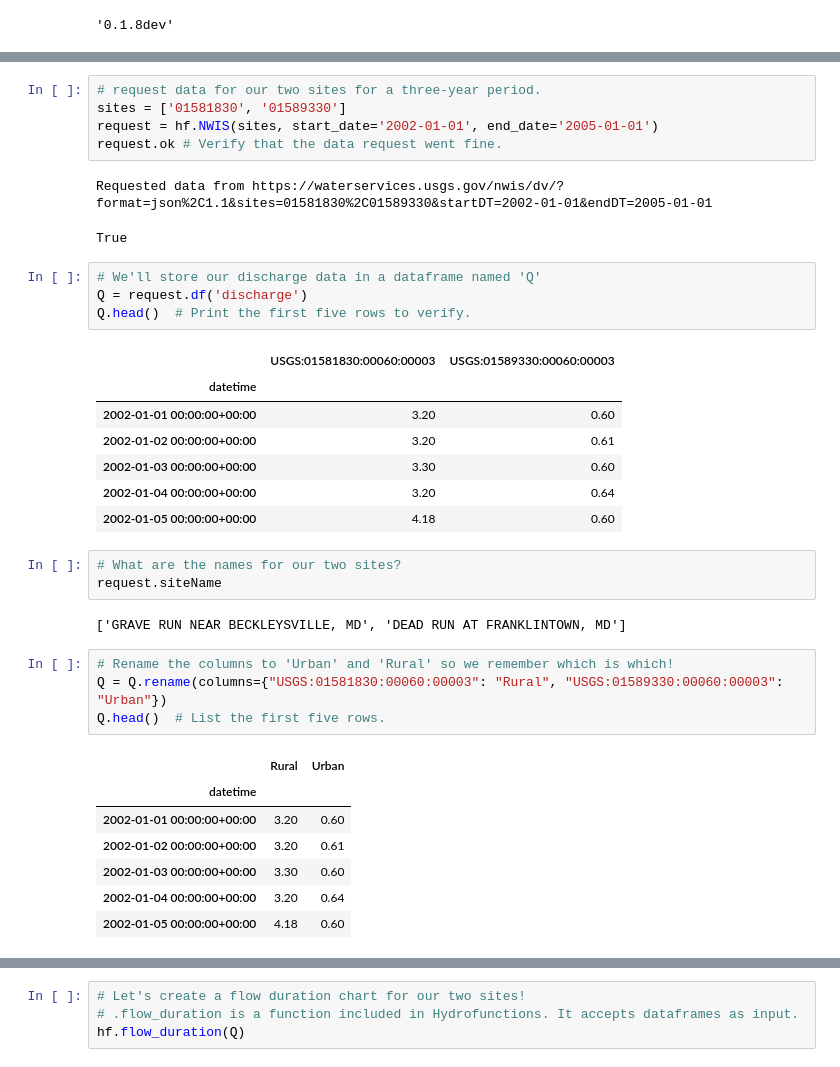
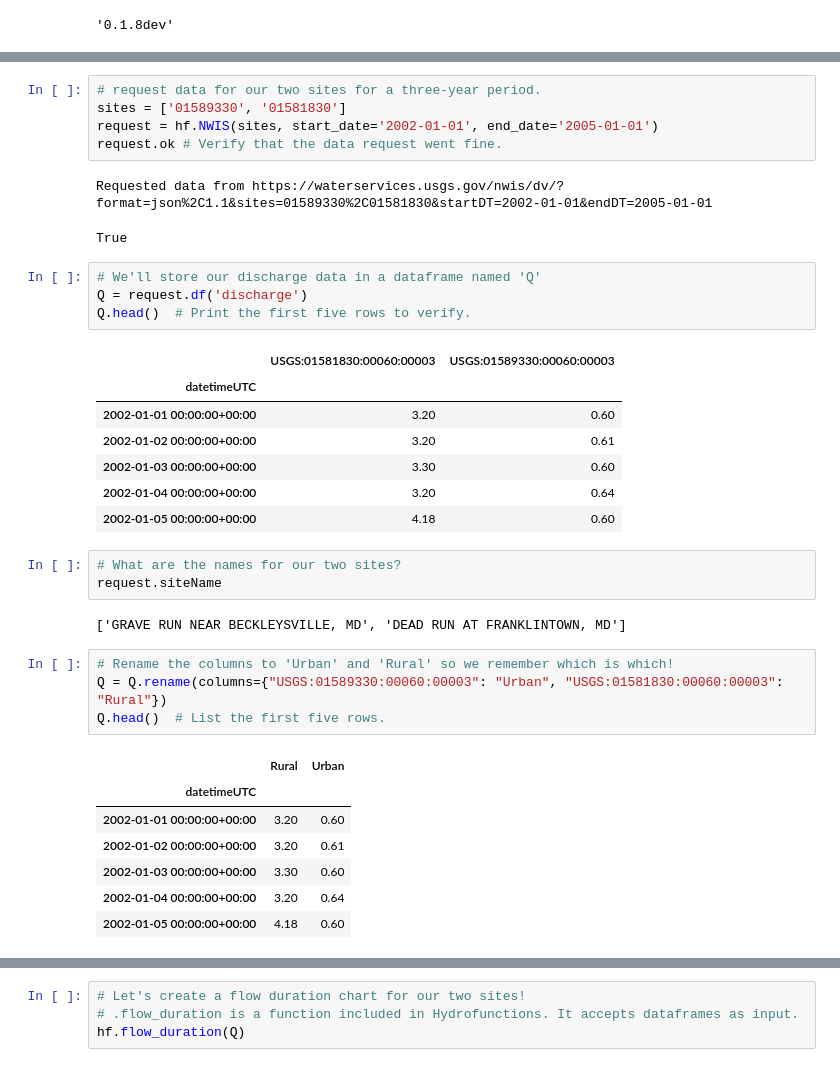
Before and after one commit to mroberge/hydrofunctions, a Jupyter notebook: notebooks/Comparing_Urban_and_Rural_Streams.ipynb, the cells around one changed output, grey strips where cells are left out. Saved outputs shown, nothing was run; the diff lists cells and outputs as text.

Commit message:
Update Urban/Rural notebook

```diff
--- a/notebooks/Comparing_Urban_and_Rural_Streams.ipynb
+++ b/notebooks/Comparing_Urban_and_Rural_Streams.ipynb
@@ -21,11 +21,11 @@ hf.draw_map()
 ![The table view of our two sites.](_static/HydroCloudTable.png)
 # %%
 # request data for our two sites for a three-year period.
-sites = ['01581830', '01589330']
+sites = ['01589330', '01581830']
 request = hf.NWIS(sites, start_date='2002-01-01', end_date='2005-01-01')
 request.ok # Verify that the data request went fine.
 # %% [output]
-Requested data from https://waterservices.usgs.gov/nwis/dv/?format=json%2C1.1&sites=01581830%2C01589330&startDT=2002-01-01&endDT=2005-01-01
+Requested data from https://waterservices.usgs.gov/nwis/dv/?format=json%2C1.1&sites=01589330%2C01581830&startDT=2002-01-01&endDT=2005-01-01
 True
 # %%
 # We'll store our discharge data in a dataframe named 'Q'
@@ -33,7 +33,7 @@ Q = request.df('discharge')
 Q.head()  # Print the first five rows to verify.
 # %% [output]
 |  | USGS:01581830:00060:00003 | USGS:01589330:00060:00003 |
-| datetime |  |  |
+| datetimeUTC |  |  |
 | 2002-01-01 00:00:00+00:00 | 3.20 | 0.60 |
 | 2002-01-02 00:00:00+00:00 | 3.20 | 0.61 |
 | 2002-01-03 00:00:00+00:00 | 3.30 | 0.60 |
@@ -46,11 +46,11 @@ request.siteName
 ['GRAVE RUN NEAR BECKLEYSVILLE, MD', 'DEAD RUN AT FRANKLINTOWN, MD']
 # %%
 # Rename the columns to 'Urban' and 'Rural' so we remember which is which!
-Q = Q.rename(columns={"USGS:01581830:00060:00003": "Rural", "USGS:01589330:00060:00003": "Urban"})
+Q = Q.rename(columns={"USGS:01589330:00060:00003": "Urban", "USGS:01581830:00060:00003": "Rural"})
 Q.head()  # List the first five rows.
 # %% [output]
 |  | Rural | Urban |
-| datetime |  |  |
+| datetimeUTC |  |  |
 | 2002-01-01 00:00:00+00:00 | 3.20 | 0.60 |
 | 2002-01-02 00:00:00+00:00 | 3.20 | 0.61 |
 | 2002-01-03 00:00:00+00:00 | 3.30 | 0.60 |
```
Also changed, not shown: parts of 2 cells of this notebook, 4 other files.
